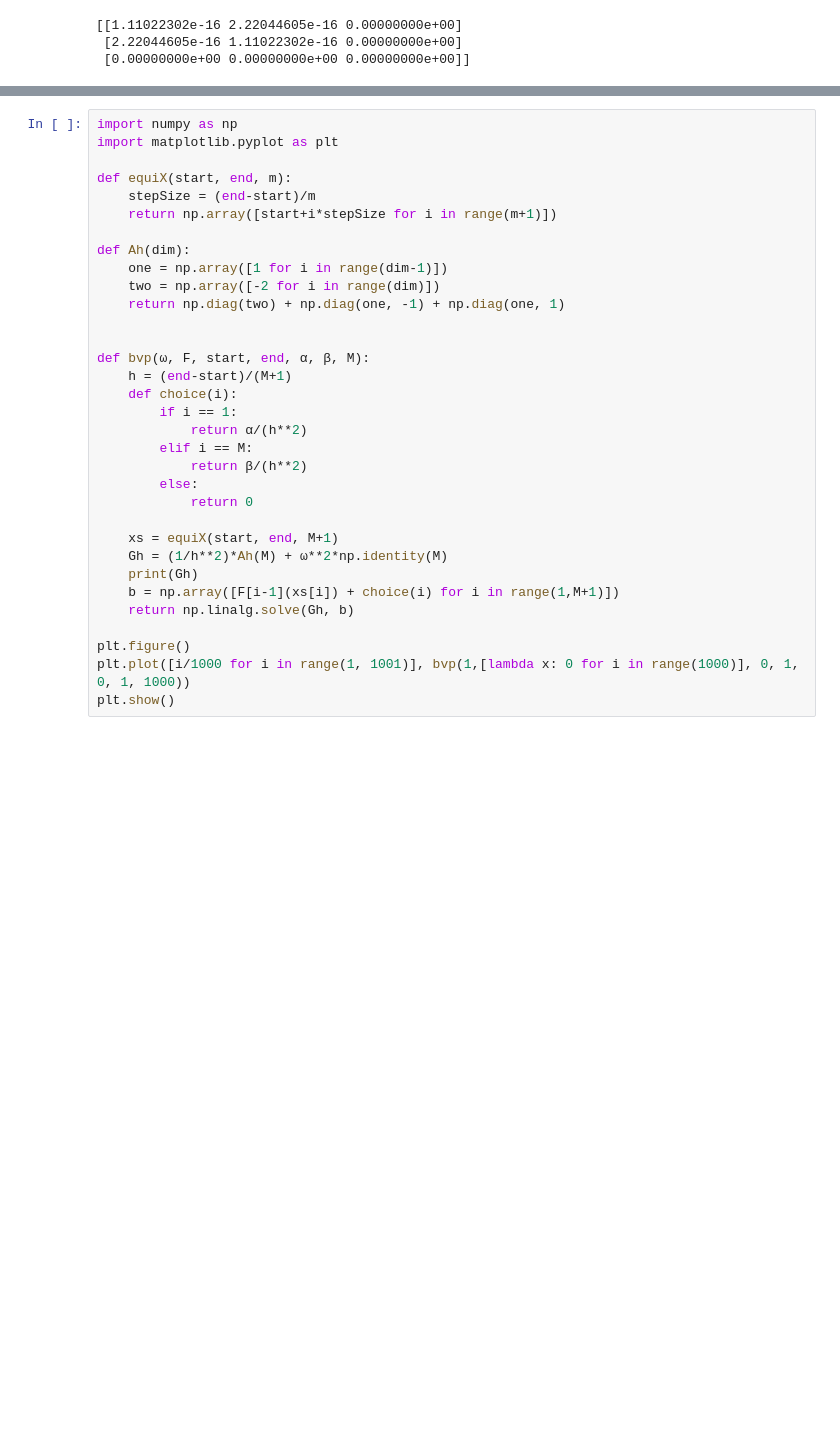
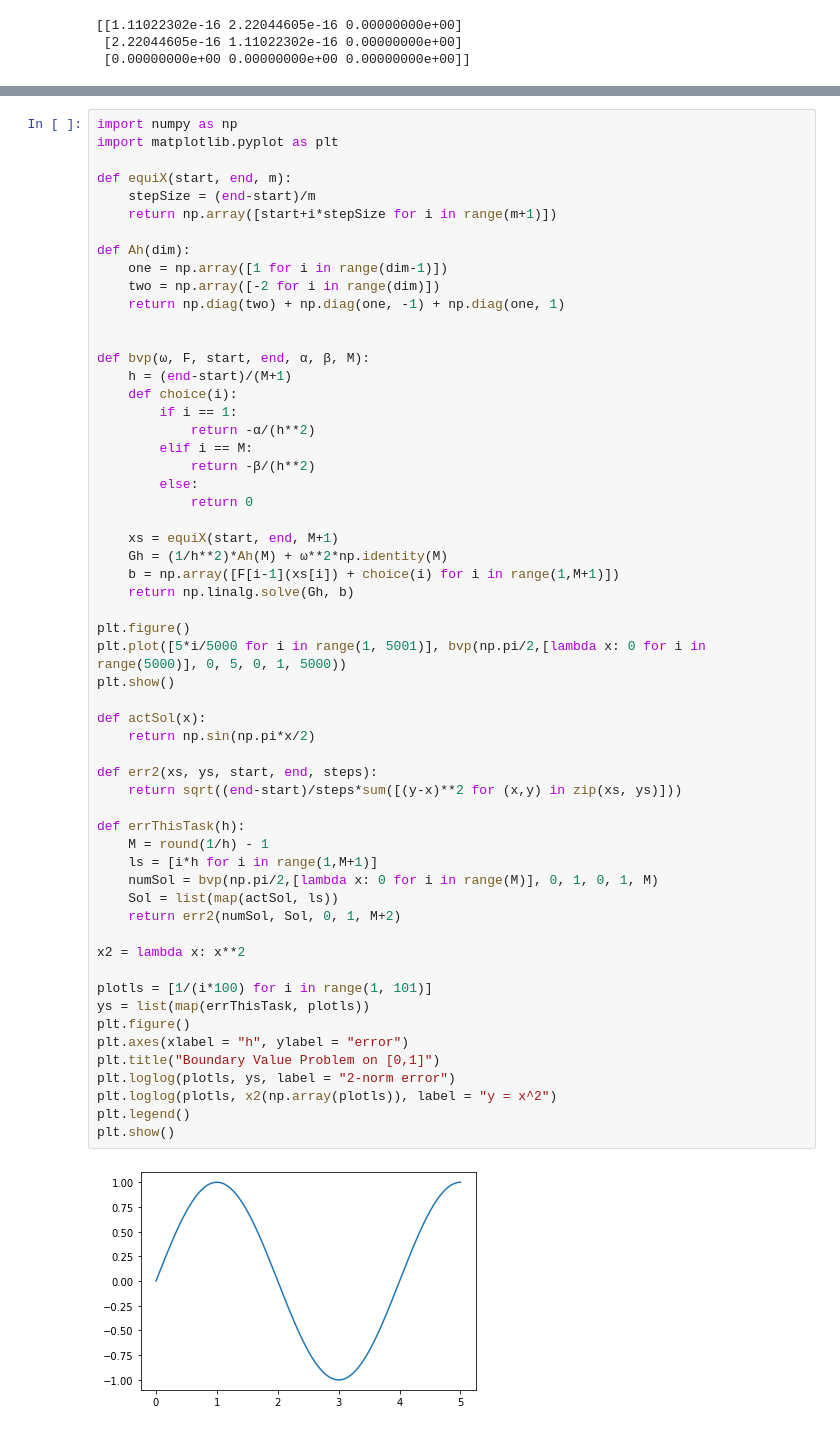
Before and after one commit to CelestialCry/Numerical-Methods, a Jupyter notebook: Øving/Assignment3.ipynb, the cells around one changed output, grey strips where cells are left out. Drawn from its saved outputs; the diff is of its cells as text; blank space fills up the shorter version.

```diff
--- a/Øving/Assignment3.ipynb
+++ b/Øving/Assignment3.ipynb
@@ -156,33 +190,59 @@ plt.show()
 # %%
 import numpy as np
 import matplotlib.pyplot as plt
 
 def equiX(start, end, m):
     stepSize = (end-start)/m
     return np.array([start+i*stepSize for i in range(m+1)])
 
 def Ah(dim):
     one = np.array([1 for i in range(dim-1)])
     two = np.array([-2 for i in range(dim)])
     return np.diag(two) + np.diag(one, -1) + np.diag(one, 1)
 
 
 def bvp(ω, F, start, end, α, β, M):
     h = (end-start)/(M+1)
     def choice(i):
         if i == 1:
-            return α/(h**2)
+            return -α/(h**2)
         elif i == M:
-            return β/(h**2)
+            return -β/(h**2)
         else:
             return 0
 
     xs = equiX(start, end, M+1)
     Gh = (1/h**2)*Ah(M) + ω**2*np.identity(M)
-    print(Gh)
     b = np.array([F[i-1](xs[i]) + choice(i) for i in range(1,M+1)])
     return np.linalg.solve(Gh, b)
 
 plt.figure()
-plt.plot([i/1000 for i in range(1, 1001)], bvp(1,[lambda x: 0 for i in range(1000)], 0, 1, 0, 1, 1000))
+plt.plot([5*i/5000 for i in range(1, 5001)], bvp(np.pi/2,[lambda x: 0 for i in range(5000)], 0, 5, 0, 1, 5000))
 plt.show()
+
+def actSol(x):
+    return np.sin(np.pi*x/2)
+
+def err2(xs, ys, start, end, steps):
+    return sqrt((end-start)/steps*sum([(y-x)**2 for (x,y) in zip(xs, ys)]))
+
+def errThisTask(h):
+    M = round(1/h) - 1
+    ls = [i*h for i in range(1,M+1)]
+    numSol = bvp(np.pi/2,[lambda x: 0 for i in range(M)], 0, 1, 0, 1, M)
+    Sol = list(map(actSol, ls))
+    return err2(numSol, Sol, 0, 1, M+2)
+
+x2 = lambda x: x**2
+
+plotls = [1/(i*100) for i in range(1, 101)]
+ys = list(map(errThisTask, plotls))
+plt.figure()
+plt.axes(xlabel = "h", ylabel = "error")
+plt.title("Boundary Value Problem on [0,1]")
+plt.loglog(plotls, ys, label = "2-norm error")
+plt.loglog(plotls, x2(np.array(plotls)), label = "y = x^2")
+plt.legend()
+plt.show()
+# %% [output]
+[figure, added]
```
Also changed, not shown: parts of 15 cells of this notebook.
